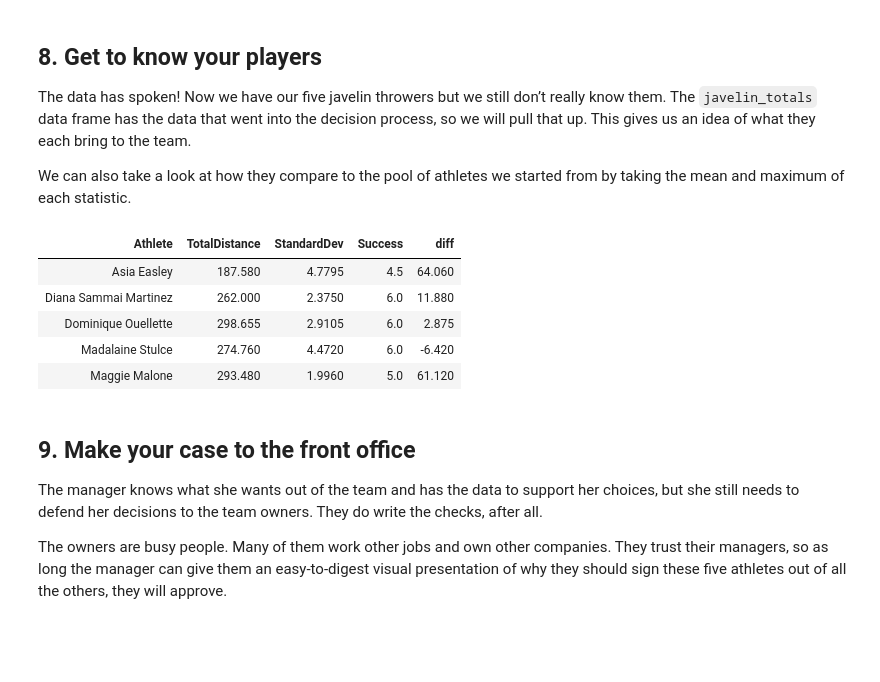
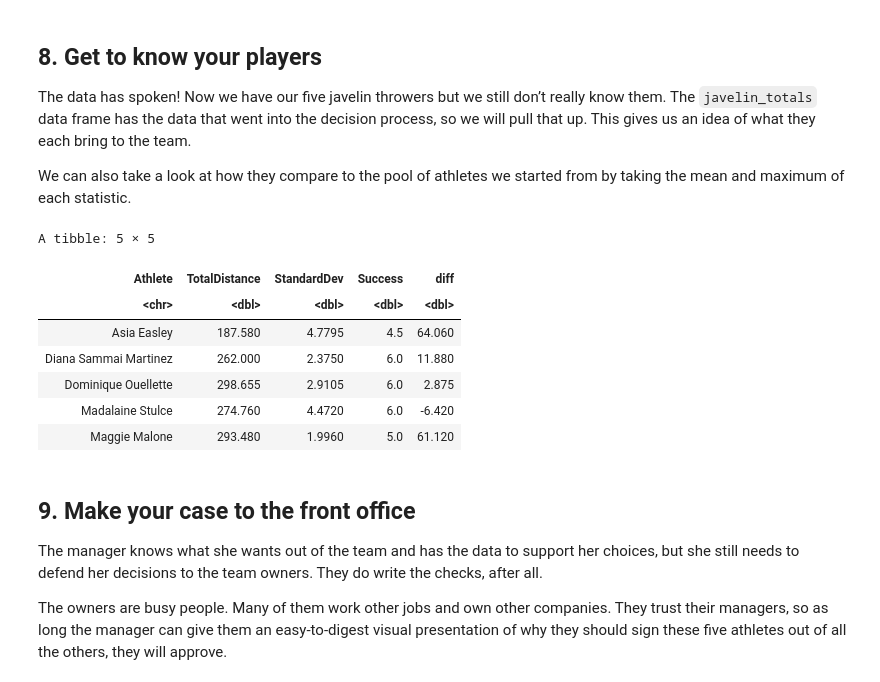
Before and after one commit to Torregu/DataCamp, a Jupyter notebook: Projects/content/Guided/Scout your Athletics Fantasy Team/notebook.ipynb, the cells around one changed output. Cells and saved outputs as stored; diff of their text form; code cells hidden in the pictures; blank space fills up the shorter version.

```diff
--- a/Projects/content/Guided/Scout your Athletics Fantasy Team/notebook.ipynb
+++ b/Projects/content/Guided/Scout your Athletics Fantasy Team/notebook.ipynb
@@ -244,26 +277,28 @@ javelin_team
 # %%
 javelin_totals %>%
   # .... YOUR CODE FOR TASK 8 ....
   filter(Athlete %in% javelin_team$Athlete) %>%
   # .... YOUR CODE FOR TASK 8 ....
-  summarize(across(mean)) -> team_stats
+  summarize(across(.cols = everything(), .fns = mean)) -> team_stats
 
 'cbind' %>%
   do.call(
     sapply(
       X = javelin_totals,
       FUN = function(x) if(is.numeric(x)) c(max(x), mean(x))
     )
   ) %>%
   data.frame() -> pool_stats
 pool_stats$MaxAve <- c("Maximum", "Average")
 pool_stats %<>% gather(key = "Statistic", value = "Aggregate", -MaxAve)
 
 # Examine team stats
 # .... YOUR CODE FOR TASK 8 ....
 team_stats
 # %% [output]
+A tibble: 5 × 5
 | Athlete | TotalDistance | StandardDev | Success | diff |
+| <chr> | <dbl> | <dbl> | <dbl> | <dbl> |
 | Asia Easley | 187.580 | 4.7795 | 4.5 | 64.060 |
 | Diana Sammai Martinez | 262.000 | 2.3750 | 6.0 | 11.880 |
 | Dominique Ouellette | 298.655 | 2.9105 | 6.0 | 2.875 |
```
Also changed, not shown: parts of 9 cells of this notebook.
